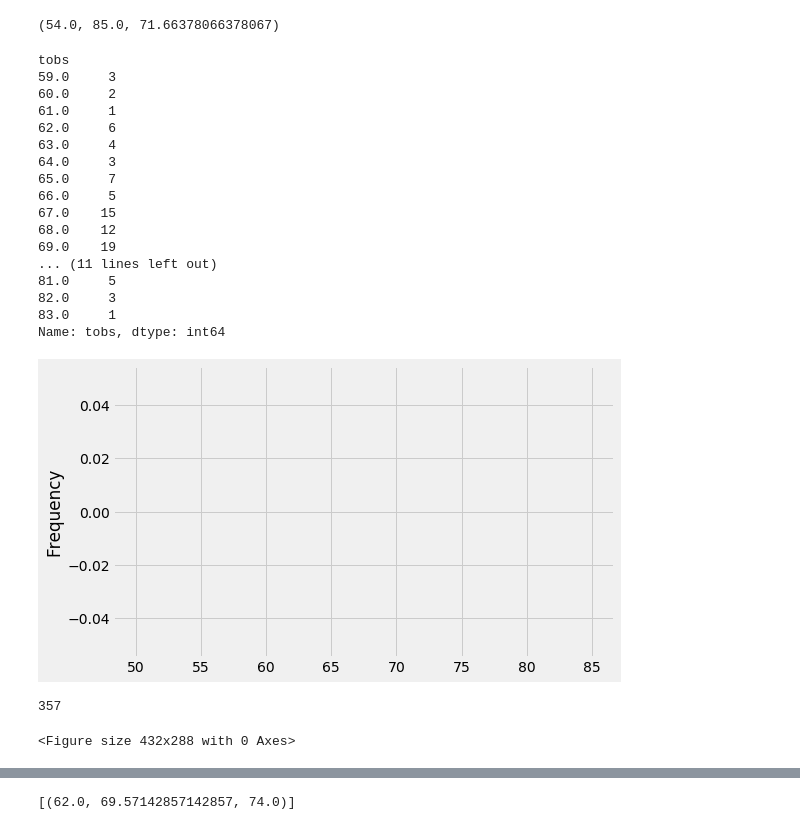
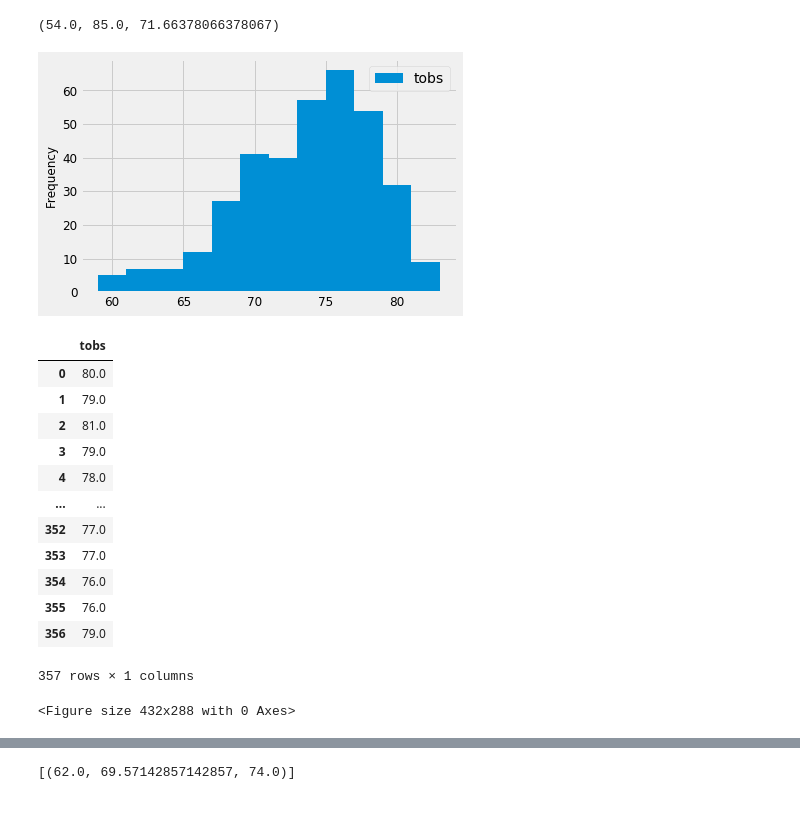
Before and after one commit to jeffreyb92/sqlalchemy-challenge, a Jupyter notebook: climate_starter.ipynb, the cells around one changed output, grey strips where cells are left out. Cells and saved outputs as stored; diff of their text form; code cells hidden in the pictures.

Commit message:
second chart completed

```diff
--- a/climate_starter.ipynb
+++ b/climate_starter.ipynb
@@ -127,72 +127,39 @@ for weather in weather_temps:
 # %%
 # Choose the station with the highest number of temperature observations.
 # Query the last 12 months of temperature observation data for this station and plot the results as a histogram
 stations_weather = session.query(Measurement.station, func.count(Measurement.tobs)).group_by(Measurement.station).order_by(func.count(Measurement.tobs).desc())
 # for station in stations_weather:
 #     print(station)
 
-
-# Design a query to retrieve the last 12 months of precipitation data and plot the results
-# Calculate the date 1 year ago from the last data point in the database
-weather_data = session.query(Measurement.date, Measurement.tobs).filter(Measurement.date > '2016-08-17', Measurement.station == 'USC00519281')
+weather_data = session.query(Measurement.tobs).filter(Measurement.date > '2016-08-17', Measurement.station == 'USC00519281')
 # for weather in weather_data:
 #     print(weather)
 
-# # Perform a query to retrieve the data and precipitation scores
 last_year_temps = pd.DataFrame(weather_data)
 
-# # Save the query results as a Pandas DataFrame and set the index to the date column
-last_year_temps['date'] = pd.to_datetime(last_year_temps.date)
+temps_chart = last_year_temps.plot(kind='hist', bins=12, fontsize=12) #try bar
 
-# # Sort the dataframe by date
-last_year_temps.sort_values(by='date')
-last_year_temps.set_index('date', inplace=True)
-# last_year_temps
-
-temps_group = last_year_temps.groupby('tobs')
-temps_count = temps_group['tobs'].count()
-print(temps_count)
-
-# Use Pandas Plotting with Matplotlib to plot the data
-bins=[50,55,60,65,70,75,80,85]
-plt.figure(figsize=(8,5))
-
-temps_chart = temps_count.plot(kind='hist', bins=[50,55,60,65,70,75,80,85])
-
-# Set the xlabel and ylabel using class methods
-temps_chart.set_ylabel("Frequency")
+temps_chart.set_ylabel("Frequency", fontsize=12)
 plt.show()
 plt.tight_layout()
 
-# plt.hist(temps_count, width=4, label="tobs", bins=[60,65,70,75,80])
-# plt.legend(loc='upper right')
-# plt.ylabel('Frequency')
-# plt.grid(True)
-# # plt.axes().axes.get_xaxis().set_ticklabels([])
-# plt.tight_layout(pad = 1)
-# plt.show()
-last_year_temps['tobs'].count()
+last_year_temps
 # %% [output]
+[figure, new version]
+|  | tobs |
+| 0 | 80.0 |
+| 1 | 79.0 |
+| 2 | 81.0 |
+| 3 | 79.0 |
+| 4 | 78.0 |
+| ... | ... |
+| 352 | 77.0 |
+| 353 | 77.0 |
+| 354 | 76.0 |
+| 355 | 76.0 |
+| 356 | 79.0 |
-tobs
-59.0     3
-60.0     2
-61.0     1
-62.0     6
-63.0     4
-64.0     3
-65.0     7
-66.0     5
-67.0    15
-68.0    12
-69.0    19
-... (11 lines left out)
-81.0     5
-82.0     3
-83.0     1
-Name: tobs, dtype: int64
+357 rows × 1 columns
-[figure, old version]
-357
+<Figure size 432x288 with 0 Axes>
-<Figure size 432x288 with 0 Axes>
 # %%
 # Choose the station with the highest number of temperature observations.
 # Query the last 12 months of temperature observation data for this station and plot the results as a histogram
```
